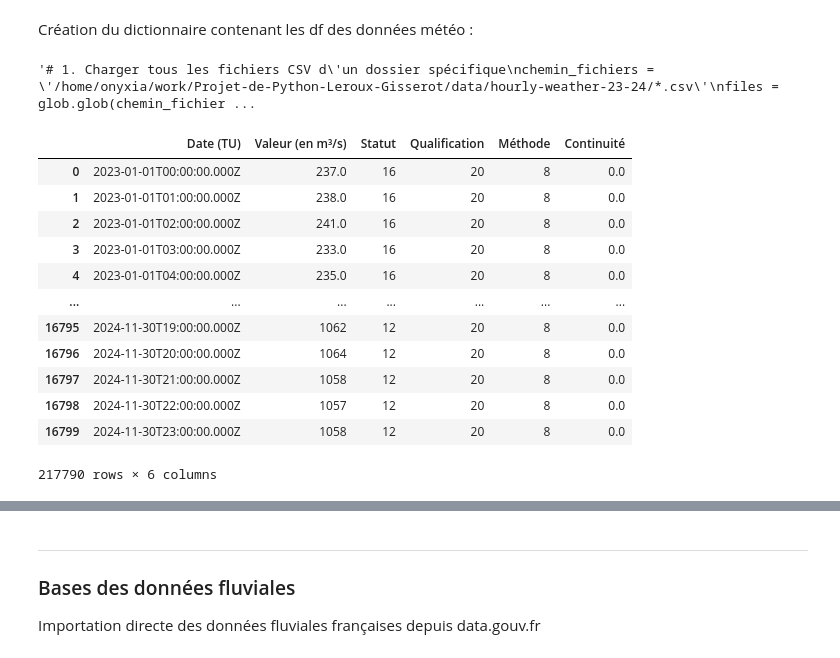
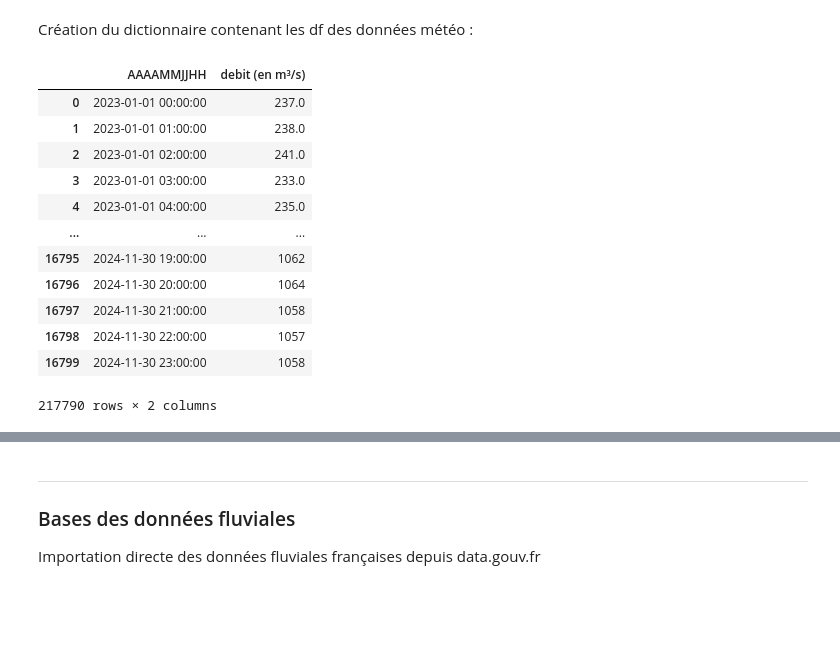
Before and after one commit to vadim-gisserot/Projet-de-Python-Leroux-Gisserot, a Jupyter notebook: notebooks/Compte-rendu de l'analyse.ipynb, the cells around one changed output, grey strips where cells are left out. Drawn from its saved outputs; the diff is of its cells as text; code cells hidden in the pictures; blank space fills up the shorter version.

```diff
--- a/notebooks/Compte-rendu de l'analyse.ipynb
+++ b/notebooks/Compte-rendu de l'analyse.ipynb
@@ -204,60 +165,23 @@ for nom, df in dictionnaire_df_stations_hydro.items():
 # %% [markdown]
 Création du dictionnaire contenant les df des données météo :
-# %%
-'''# 1. Charger tous les fichiers CSV d'un dossier spécifique
-chemin_fichiers = '/home/onyxia/work/Projet-de-Python-Leroux-Gisserot/data/hourly-weather-23-24/*.csv'
-files = glob.glob(chemin_fichiers)
-
-# 2. Créer un dictionnaire pour stocker les DataFrames par station
-dictionnaire_df_stations_meteo= {}
-
-for file in files:
-    # Lire chaque fichier CSV
-    df = pd.read_csv(file)
-
-    # Convertir la colonne 'AAAAMMJJHH' en datetime
-    df['Datetime'] = pd.to_datetime(df['AAAAMMJJHH'], format='%Y%m%d%H')
-
-    # Sélectionner les colonnes nécessaires
-    df_filtered = df[['Datetime', 'NUM_POSTE', 'T', 'RR1']]
-
-    # Définir 'Datetime' comme index
-    df_filtered.set_index('Datetime', inplace=True)
-
-    # Parcourir chaque station (NUM_POSTE)
-    for station_id in df_filtered['NUM_POSTE'].unique():
-        # Filtrer les données pour cette station
-        df_station = df_filtered[df_filtered['NUM_POSTE'] == station_id].drop(columns='NUM_POSTE')
-
-        # Ajouter ou mettre à jour le DataFrame de la station dans le dictionnaire
-        if station_id not in stations_data:
-            dictionnaire_df_stations_meteo[station_id] = df_station
-        else:
-            dictionnaire_df_stations_meteo[station_id] = pd.concat([stations_data[station_id], df_station])
-
-# Vérification du résultat
-for station_id, station_df in dictionnaire_df_stations_meteo.items():
-    print(f"DataFrame pour la station {station_id}:")
-    print(station_df)
-    print("\n")
-
-print("NUM POSTE disponibles dans le dictionnaire :", dictionnaire_df_stations_meteo.keys()) '''
-# %% [output]
-'# 1. Charger tous les fichiers CSV d\'un dossier spécifique\nchemin_fichiers = \'/home/onyxia/work/Projet-de-Python-Leroux-Gisserot/data/hourly-weather-23-24/*.csv\'\nfiles = glob.glob(chemin_fichier ...
 # %%
 debit_horaire = load_data_from_disk(data_dir="/home/onyxia/work/Projet-de-Python-Leroux-Gisserot/data/hourly-flow-rate-23-24")
+
+debit_horaire['Date (TU)'] = pd.to_datetime(debit_horaire['Date (TU)'], utc=True).dt.tz_localize(None)
+debit_horaire = debit_horaire.drop(['Statut', 'Qualification', 'Méthode', 'Continuité'], axis=1)
+debit_horaire = debit_horaire.rename(columns={'Date (TU)': 'AAAAMMJJHH', 'Valeur (en m³/s)': 'debit (en m³/s)', 'NUM_POSTE': 'NUM_POSTE_H', 'NOM_USUEL': 'NOM_USUEL_H'})
 debit_horaire
 # %% [output]
-|  | Date (TU) | Valeur (en m³/s) | Statut | Qualification | Méthode | Continuité |
-| 0 | 2023-01-01T00:00:00.000Z | 237.0 | 16 | 20 | 8 | 0.0 |
-| 1 | 2023-01-01T01:00:00.000Z | 238.0 | 16 | 20 | 8 | 0.0 |
-| 2 | 2023-01-01T02:00:00.000Z | 241.0 | 16 | 20 | 8 | 0.0 |
-| 3 | 2023-01-01T03:00:00.000Z | 233.0 | 16 | 20 | 8 | 0.0 |
-| 4 | 2023-01-01T04:00:00.000Z | 235.0 | 16 | 20 | 8 | 0.0 |
-| ... | ... | ... | ... | ... | ... | ... |
-| 16795 | 2024-11-30T19:00:00.000Z | 1062 | 12 | 20 | 8 | 0.0 |
-| 16796 | 2024-11-30T20:00:00.000Z | 1064 | 12 | 20 | 8 | 0.0 |
-| 16797 | 2024-11-30T21:00:00.000Z | 1058 | 12 | 20 | 8 | 0.0 |
-| 16798 | 2024-11-30T22:00:00.000Z | 1057 | 12 | 20 | 8 | 0.0 |
-| 16799 | 2024-11-30T23:00:00.000Z | 1058 | 12 | 20 | 8 | 0.0 |
+|  | AAAAMMJJHH | debit (en m³/s) |
+| 0 | 2023-01-01 00:00:00 | 237.0 |
+| 1 | 2023-01-01 01:00:00 | 238.0 |
+| 2 | 2023-01-01 02:00:00 | 241.0 |
+| 3 | 2023-01-01 03:00:00 | 233.0 |
+| 4 | 2023-01-01 04:00:00 | 235.0 |
+| ... | ... | ... |
+| 16795 | 2024-11-30 19:00:00 | 1062 |
+| 16796 | 2024-11-30 20:00:00 | 1064 |
+| 16797 | 2024-11-30 21:00:00 | 1058 |
+| 16798 | 2024-11-30 22:00:00 | 1057 |
+| 16799 | 2024-11-30 23:00:00 | 1058 |
-217790 rows × 6 columns
+217790 rows × 2 columns
```
Also changed, not shown: parts of 32 cells of this notebook, 1 other file.
